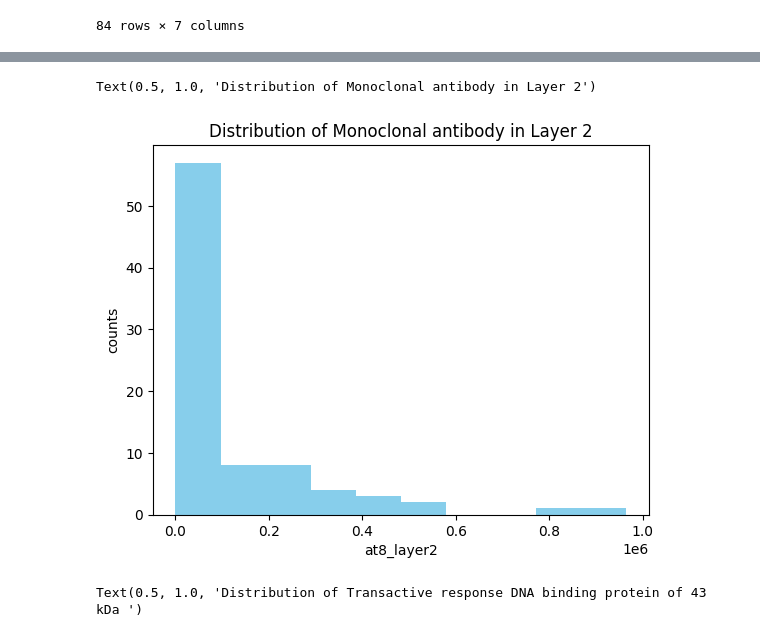
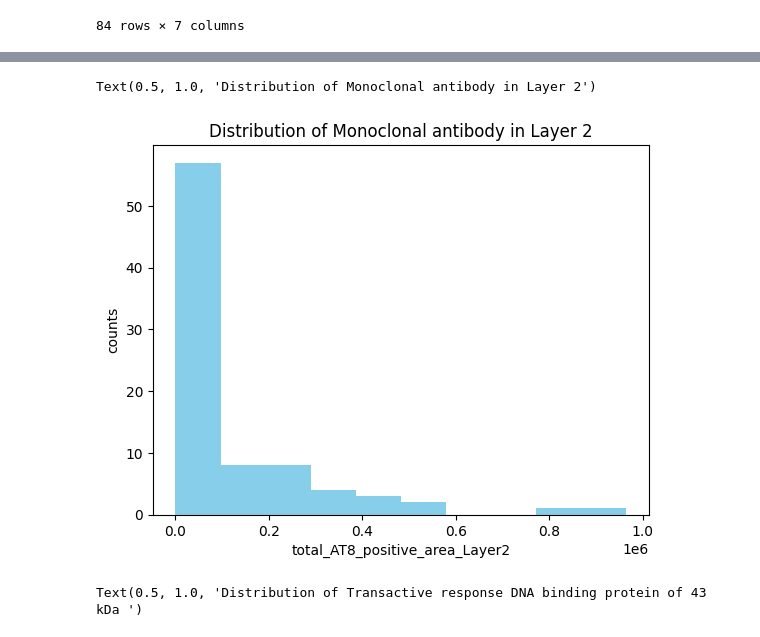
Before and after one commit to nellyfadil/Neuro-265, a Jupyter notebook: FinalPosterPres.ipynb, the cells around one changed output, grey strips where cells are left out. Cells and saved outputs as stored; diff of their text form; code cells hidden in the pictures.

```diff
--- a/FinalPosterPres.ipynb
+++ b/FinalPosterPres.ipynb
@@ -30,8 +30,8 @@ alz_data
 #create variables
 sex= alz_data.iloc[:,1]
 Atherosclerosis = alz_data.iloc[:,2]
-at8_layer1 = alz_data.iloc[:,3]
-at8_layer2 = alz_data.iloc[:,4]
+total_AT8_positive_area_Layer1 = alz_data.iloc[:,3]
+total_AT8_positive_area_Layer2 = alz_data.iloc[:,4]
 pTDP43_layer1 = alz_data.iloc[:,-2]
 pTDP43_layer5_6 = alz_data.iloc[:,-1]
 # %%
@@ -46,12 +46,12 @@ Text(0.5, 1.0, 'Distribution of Monoclonal antibody in Layer 1')
 # %%
 #create histograms of at8 layer2
-plt.hist(at8_layer2, color = 'skyblue')
+plt.hist(total_AT8_positive_area_Layer2, color = 'skyblue')
 plt.ylabel('counts')
-plt.xlabel('at8_layer2')
+plt.xlabel('total_AT8_positive_area_Layer2')
 plt.title('Distribution of Monoclonal antibody in Layer 2')
 # %% [output]
 Text(0.5, 1.0, 'Distribution of Monoclonal antibody in Layer 2')
-[figure, old version]
+[figure, new version]
 # %%
 #create histogram of pTDP43_layer1
 plt.hist(pTDP43_layer1, color = 'lightCoral')
```
Also changed, not shown: parts of 5 cells of this notebook.
